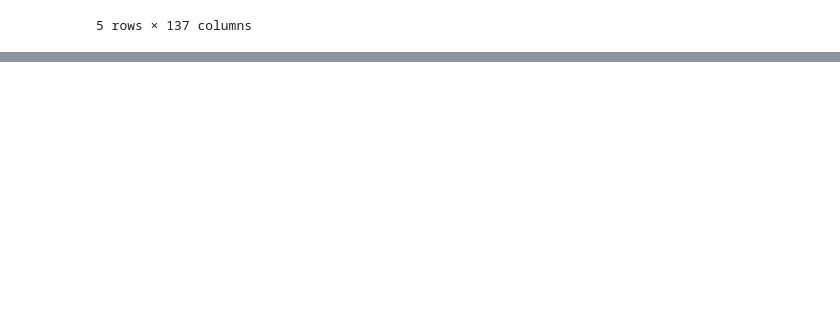
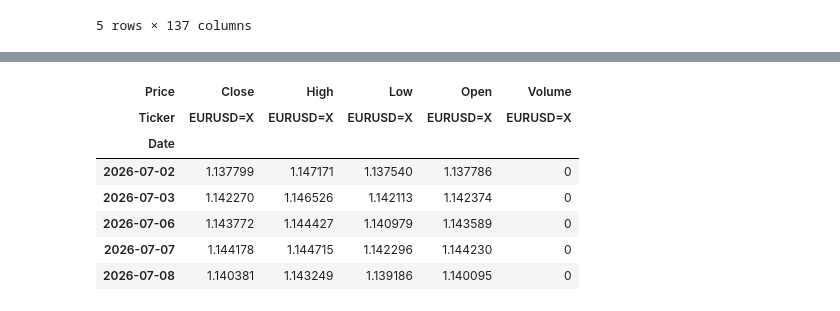
Before and after one commit to AgabaEmbedded/Price-Prediction-End-to-End, a Jupyter notebook: try.ipynb, the cells around one changed output, grey strips where cells are left out. Cells and saved outputs as stored; diff of their text form; code cells hidden in the pictures; blank space fills up the shorter version.

```diff
--- a/try.ipynb
+++ b/try.ipynb
@@ -234,0 +406,11 @@ df.head()
+# %%
+yf_data
+# %% [output]
+| Price | Close | High | Low | Open | Volume |
+| Ticker | EURUSD=X | EURUSD=X | EURUSD=X | EURUSD=X | EURUSD=X |
+| Date |  |  |  |  |  |
+| 2026-07-02 | 1.137799 | 1.147171 | 1.137540 | 1.137786 | 0 |
+| 2026-07-03 | 1.142270 | 1.146526 | 1.142113 | 1.142374 | 0 |
+| 2026-07-06 | 1.143772 | 1.144427 | 1.140979 | 1.143589 | 0 |
+| 2026-07-07 | 1.144178 | 1.144715 | 1.142296 | 1.144230 | 0 |
+| 2026-07-08 | 1.140381 | 1.143249 | 1.139186 | 1.140095 | 0 |
```
Also changed, not shown: parts of 9 cells of this notebook, 52 other files.
